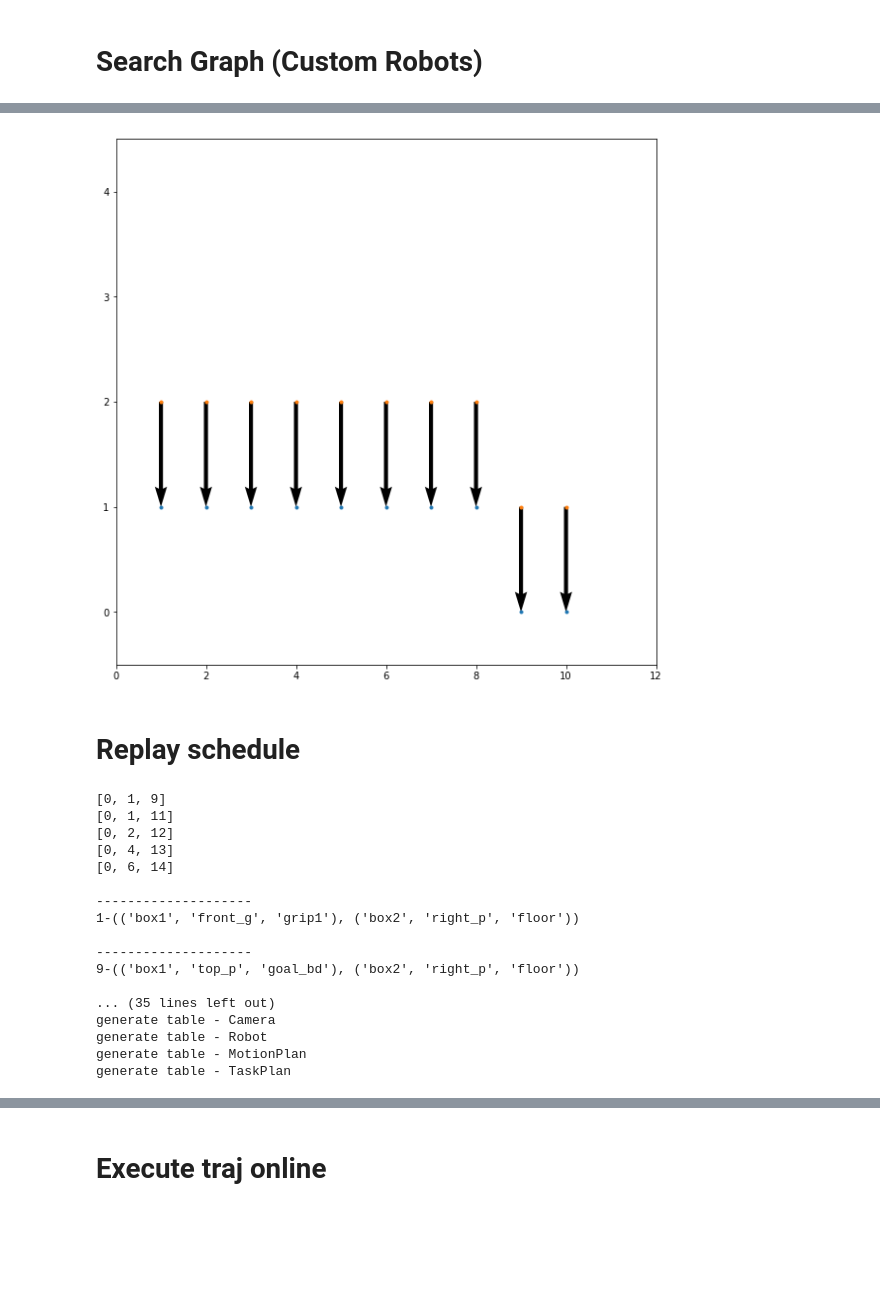
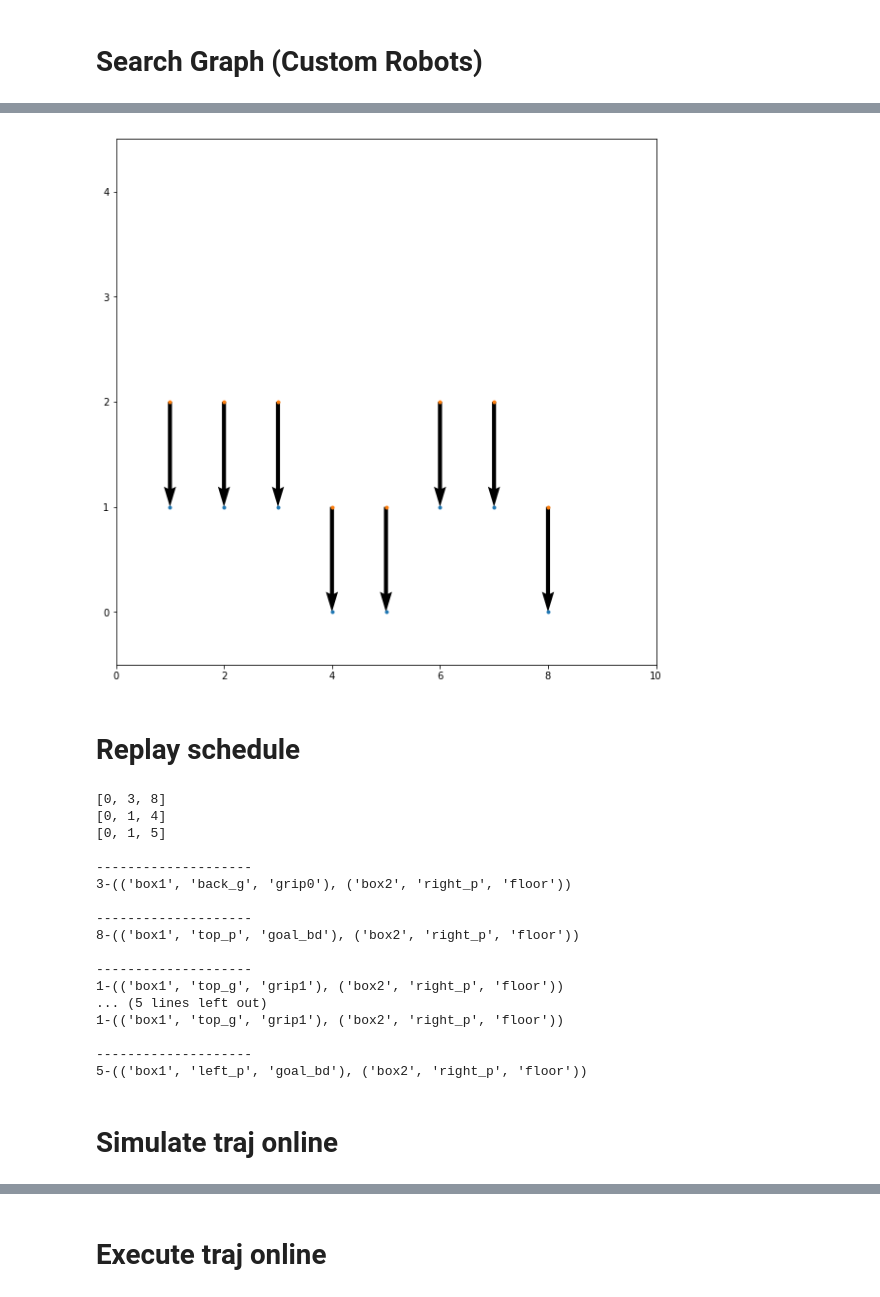
Before and after one commit to rnb-disinfection/rnb-planning, a Jupyter notebook: eTaSL/eTaSL_graph.ipynb, the cells around one changed output, grey strips where cells are left out. Saved outputs shown, nothing was run; the diff lists cells and outputs as text; code cells hidden in the pictures; blank space fills up the shorter version.

Commit message:
initial separation of sampler

```diff
--- a/eTaSL/eTaSL_graph.ipynb
+++ b/eTaSL/eTaSL_graph.ipynb
@@ -197,2 +224,6 @@ graph.set_planner(eplan)
+# %%
+sampler = AStarSampler(graph)
+# %%
+graph.set_sampler(sampler)
 # %% [markdown]
 # Search Graph (Custom Robots)
@@ -276,12 +291,12 @@ init_search:    17.0 ms/1 = 16.73 ms (16.73/16.73)
 # %%
-graph.quiver_snodes()
+graph.sampler.quiver_snodes()
 # %% [output]
-[figure, old version]
+[figure, new version]
 # %% [markdown]
 # Replay schedule
 # %%
-schedule_dict = graph.find_schedules()
-schedule_sorted = graph.sort_schedule(schedule_dict)
+schedule_dict = sampler.find_schedules()
+schedule_sorted = sampler.sort_schedule(schedule_dict)
 N_fullstep = 500
 dt_sim = 0.04
 # dt_sim = 0.04
@@ -289,7 +304,7 @@ for schedule in schedule_sorted:
     print(schedule)
 for schedule, i_s in zip(schedule_sorted[:], range(len(schedule_sorted))):
     traj, end_state, error, success = graph.test_transition(
-        graph.snode_dict[0].state, graph.snode_dict[0].state,
+        sampler.snode_dict[0].state, sampler.snode_dict[0].state,
         N=10, dt=dt_sim, vel_conv=1e-2, err_conv=5e-4, print_expression=False)
     timer.sleep(0.1)
 #     try:
@@ -298,20 +313,22 @@ for schedule, i_s in zip(schedule_sorted[:], range(len(schedule_sorted))):
 #     except Exception as e:
 #         print(e)
 # %% [output]
-[0, 1, 9]
-[0, 1, 11]
-[0, 2, 12]
-[0, 4, 13]
-[0, 6, 14]
+[0, 3, 8]
+[0, 1, 4]
+[0, 1, 5]
 
 --------------------
-1-(('box1', 'front_g', 'grip1'), ('box2', 'right_p', 'floor'))
+3-(('box1', 'back_g', 'grip0'), ('box2', 'right_p', 'floor'))
 
 --------------------
-9-(('box1', 'top_p', 'goal_bd'), ('box2', 'right_p', 'floor'))
+8-(('box1', 'top_p', 'goal_bd'), ('box2', 'right_p', 'floor'))
 
-... (35 lines left out)
-generate table - Camera
-generate table - Robot
-generate table - MotionPlan
-generate table - TaskPlan
+--------------------
+1-(('box1', 'top_g', 'grip1'), ('box2', 'right_p', 'floor'))
+... (5 lines left out)
+1-(('box1', 'top_g', 'grip1'), ('box2', 'right_p', 'floor'))
+
+--------------------
+5-(('box1', 'left_p', 'goal_bd'), ('box2', 'right_p', 'floor'))
+# %% [markdown]
+# Simulate traj online
```
Also changed, not shown: parts of 15 cells of this notebook, 10 other files.
